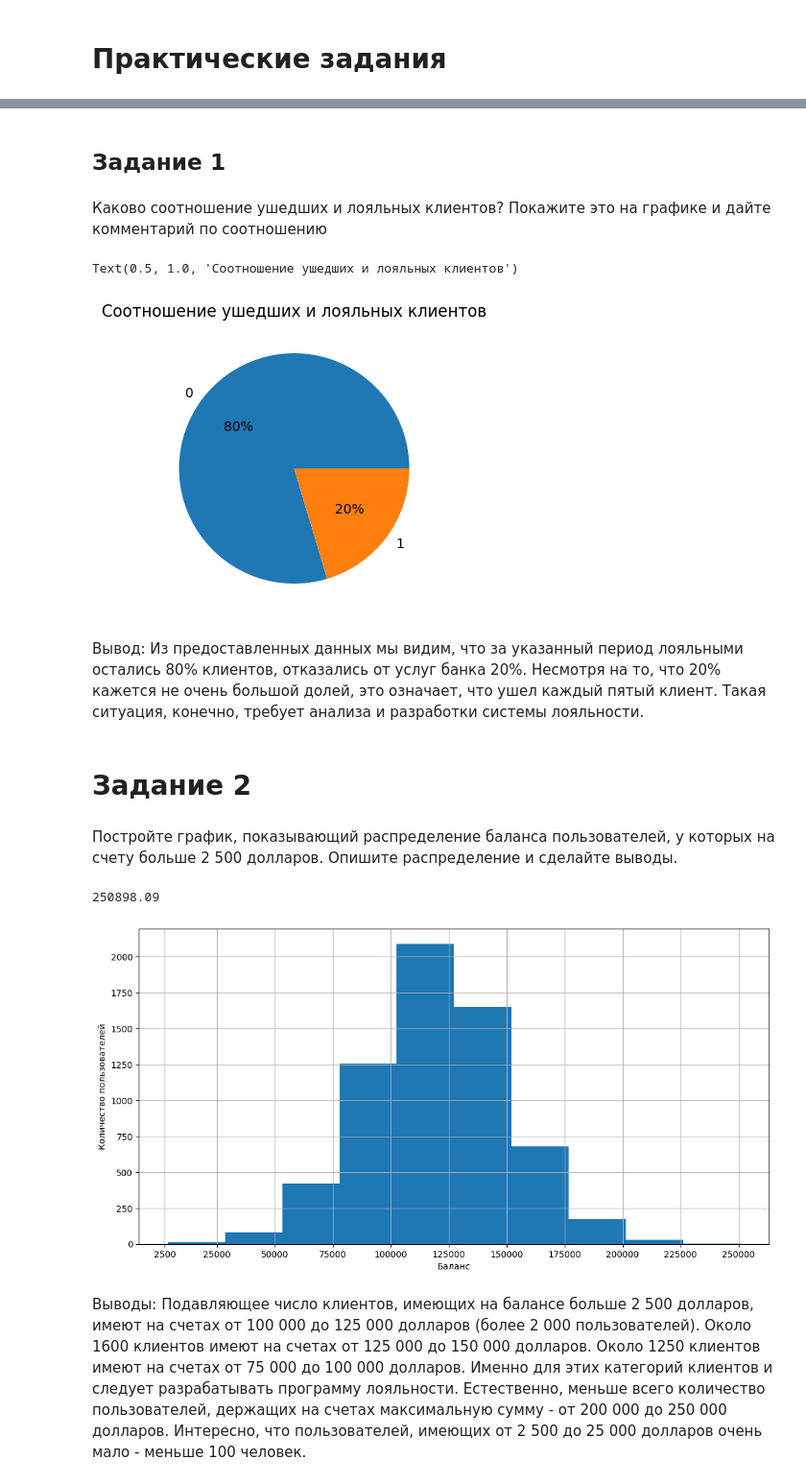
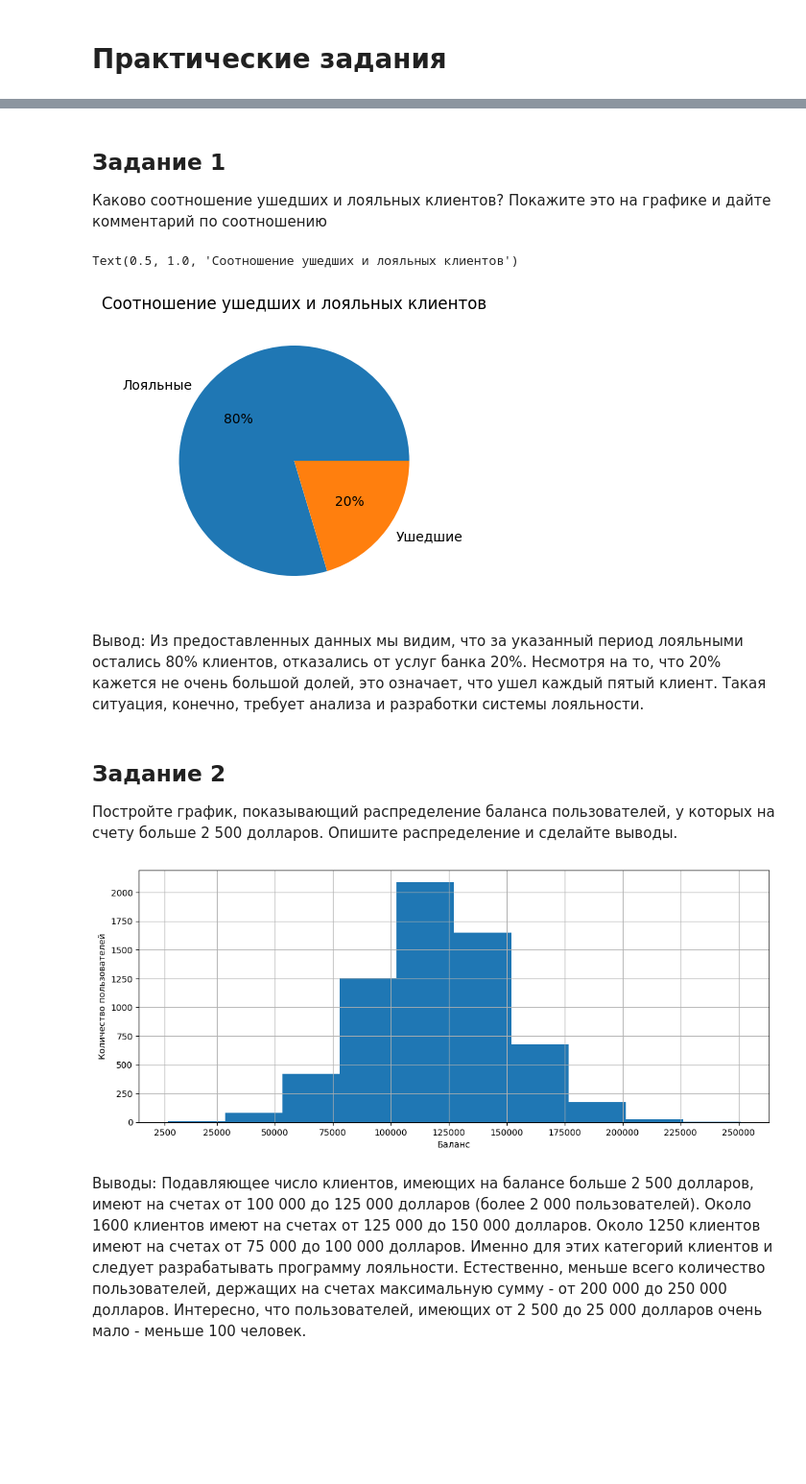
Before and after one commit to UdTatyana/SF-Data-Science, a Jupyter notebook: Skillfactory/PY_13 Визуализация/Practice_13.ipynb, the cells around one changed output, grey strips where cells are left out. Shown: that part at 96% size. Drawn from its saved outputs; the diff is of its cells as text; code cells hidden in the pictures; blank space fills up the shorter version.

```diff
--- a/Skillfactory/PY_13 Визуализация/Practice_13.ipynb
+++ b/Skillfactory/PY_13 Визуализация/Practice_13.ipynb
@@ -4,6 +4,6 @@
 import pandas as pd
 from IPython.display import display
 churn_df = pd.read_csv('data_13/churn.csv')
-churn_df.drop(['RowNumber'], axis=1, inplace=True) # удаление дублирующего столбца
+
 display(churn_df.head())
 # %% [output]
@@ -16,13 +16,15 @@ display(churn_df.head())
-# %% [markdown]
-## Задание 1
 # %% [markdown]
+## Задание 1
 Каково соотношение ушедших и лояльных клиентов? Покажите это на графике и дайте комментарий по соотношению
 # %%
 import matplotlib.pyplot as plt
 %matplotlib inline
 plt.style.use('default')
 
-exited = churn_df['Exited'].value_counts(normalize=True)*100
+churn_df['Exited(words)'] = churn_df['Exited'].map({1:'Ушедшие', 0:'Лояльные'})
+# обозначение 0 и 1 названиями для отображения на графике
+exited = churn_df['Exited(words)'].value_counts(normalize=True)*100
+# подсчет доли ушедших клиентов
 
 fig = plt.figure(figsize=(3, 3))
 axes = fig.add_axes([0, 0, 1, 1])
@@ -34,39 +36,34 @@ axes.pie(
 axes.set_title('Соотношение ушедших и лояльных клиентов')
 # %% [output]
 Text(0.5, 1.0, 'Соотношение ушедших и лояльных клиентов')
-[figure, old version]
+[figure, new version]
 # %% [markdown]
 Вывод:
 Из предоставленных данных мы видим, что за указанный период лояльными остались 80% клиентов, отказались от услуг банка 20%. Несмотря на то, что 20% кажется не очень большой долей, это означает, что ушел каждый пятый клиент. Такая ситуация, конечно, требует анализа и разработки системы лояльности.
-# %% [markdown]
-# Задание 2
 # %% [markdown]
+## Задание 2
 Постройте график, показывающий распределение баланса пользователей, у которых на счету больше 2 500 долларов. Опишите распределение и сделайте выводы.
-# %%
-# узнаем максимальный баланс, чтобы выяснить разброс
-print(churn_df['Balance'].max())
-# %% [output]
-250898.09
 # %%
 import seaborn as sns
 
 balance = churn_df[churn_df['Balance'] > 2500]
-labels=[2500, 25000, 50000, 75000, 100000, 125000, 150000, 175000, 200000, 225000, 250000]
-# список меток для оси абсцисс
+# фильтрация - берем только клиентов со счетом больше 2500
+labels = [2500, 25000, 50000, 75000, 100000, 125000, 150000, 175000, 200000, 225000, 250000]
+# метки для оси абсцисс
 
-fig = plt.figure(figsize=(10, 5))
+fig = plt.figure(figsize=(10, 4))
 axes = fig.add_axes([0, 0, 1, 1])
 axes.hist(
     x=balance['Balance'],
     bins=10,
 )
 ('Распределение баланса пользователей, у которых на счету больше 2 500 долларов')
 axes.set_xlabel('Баланс')
 axes.set_ylabel('Количество пользователей')
 axes.set_xticks(labels)
 axes.grid()
 # %% [output]
-[figure, old version]
+[figure, new version]
 # %% [markdown]
 Выводы:
 Подавляющее число клиентов, имеющих на балансе больше 2 500 долларов, имеют на счетах от 100 000 до 125 000 долларов (более 2 000 пользователей). Около 1600 клиентов имеют на счетах от 125 000 до 150 000 долларов. Около 1250 клиентов имеют на счетах от 75 000 до 100 000 долларов. Именно для этих  категорий клиентов и следует разрабатывать программу лояльности.
```
Also changed, not shown: parts of 26 cells of this notebook.
